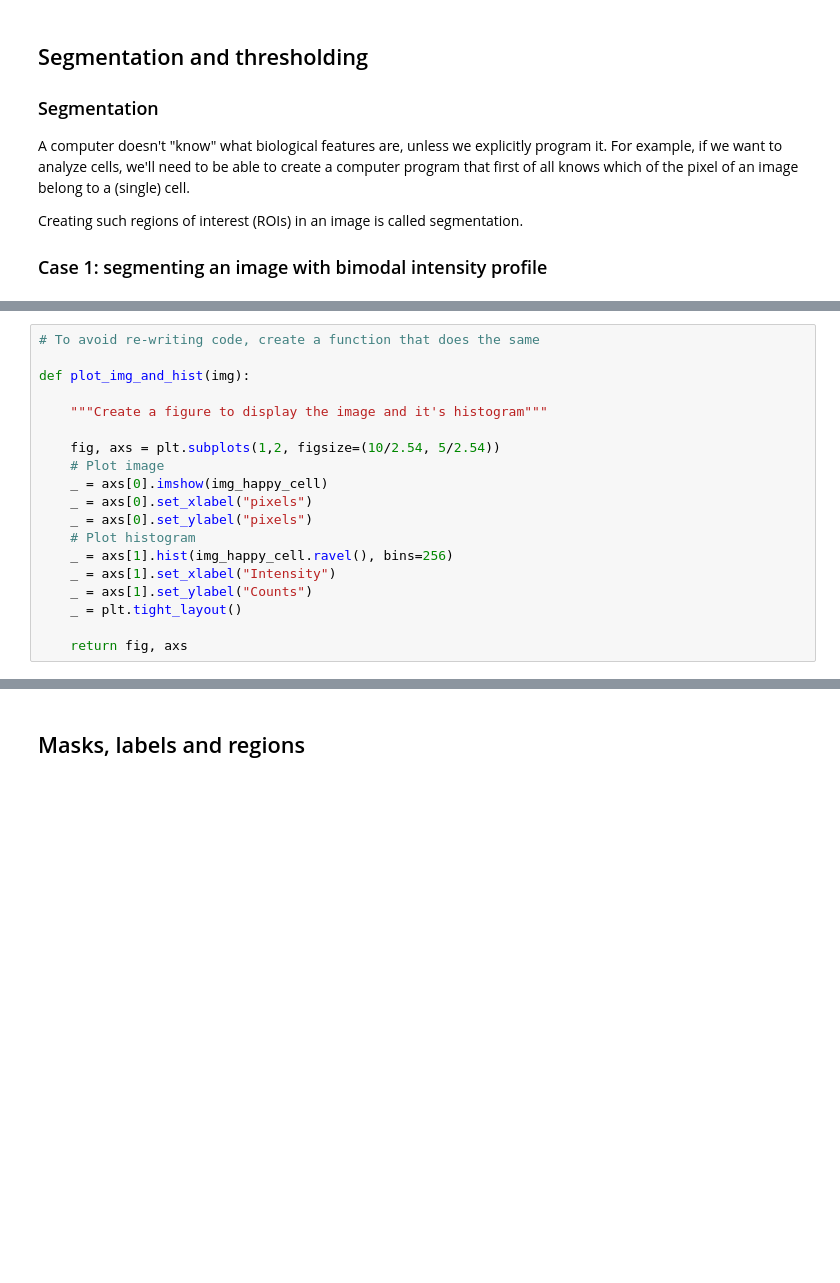
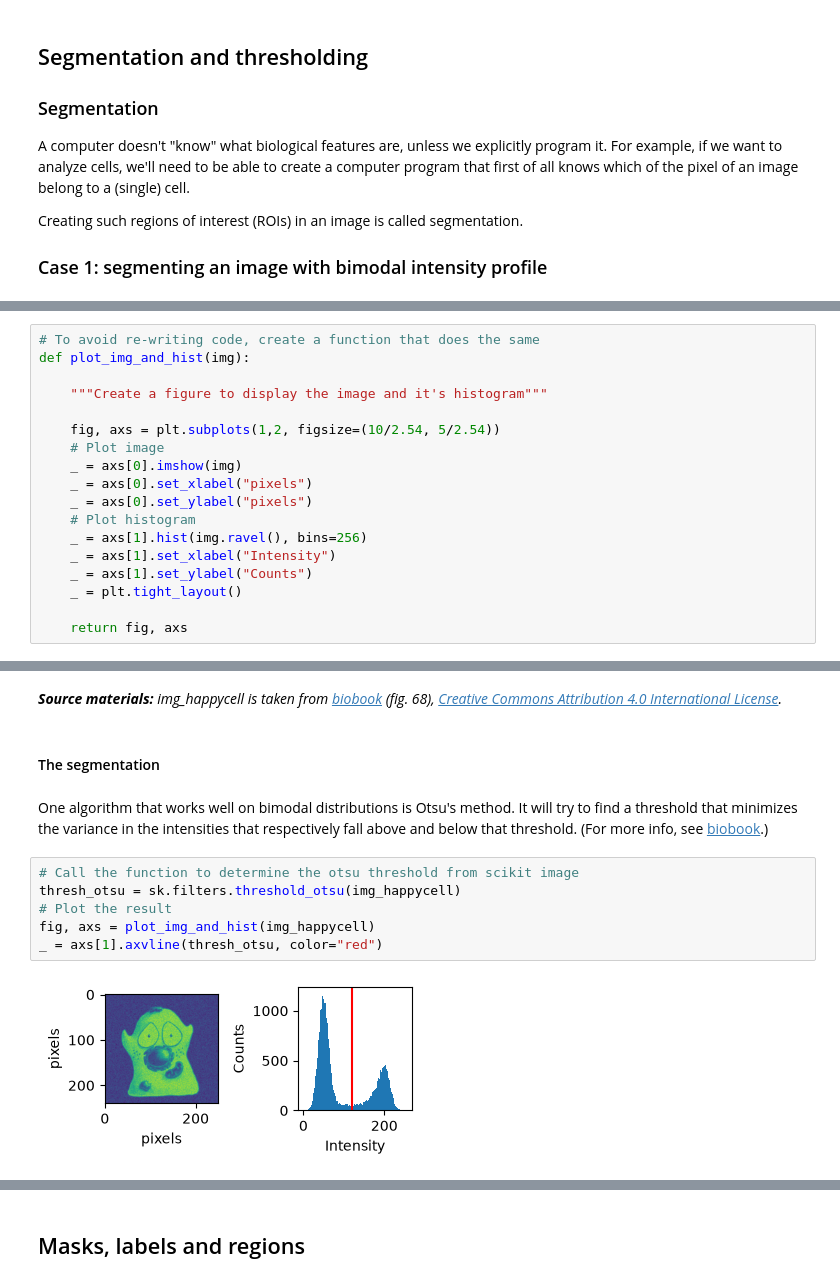
Before and after one commit to NL-BioImaging/NL-BioImageAnalysis-course2026, a Jupyter notebook: day_1/image_processing/Image_processing_fundamentals_pt1.ipynb, the cells around one changed output, grey strips where cells are left out. Drawn from its saved outputs; the diff is of its cells as text; blank space fills up the shorter version.

```diff
--- a/day_1/image_processing/Image_processing_fundamentals_pt1.ipynb
+++ b/day_1/image_processing/Image_processing_fundamentals_pt1.ipynb
@@ -46,17 +61,16 @@ _ = plt.tight_layout()
 # %%
 # To avoid re-writing code, create a function that does the same
-
 def plot_img_and_hist(img):
 
     """Create a figure to display the image and it's histogram"""
 
     fig, axs = plt.subplots(1,2, figsize=(10/2.54, 5/2.54))
     # Plot image
-    _ = axs[0].imshow(img_happy_cell)
+    _ = axs[0].imshow(img)
     _ = axs[0].set_xlabel("pixels")
     _ = axs[0].set_ylabel("pixels")
     # Plot histogram
-    _ = axs[1].hist(img_happy_cell.ravel(), bins=256)
+    _ = axs[1].hist(img.ravel(), bins=256)
     _ = axs[1].set_xlabel("Intensity")
     _ = axs[1].set_ylabel("Counts")
     _ = plt.tight_layout()
@@ -69,0 +106,17 @@ _, _ = plot_img_and_hist(img_happy_cell)
+# %% [markdown]
+***Source materials:** img_happycell is taken from [biobook](https://bioimagebook.github.io/chapters/2-processing/3-thresholding/thresholding.html) (fig. 68), [Creative Commons Attribution 4.0 International License](https://creativecommons.org/licenses/by/4.0/).*
+# %% [markdown]
+#### The segmentation
+# %% [markdown]
+One algorithm that works well on bimodal distributions is Otsu's method. It will try to find a threshold
+that minimizes the variance in the intensities that respectively fall above
+and below that threshold.
+(For more info, see [biobook](https://bioimagebook.github.io/chapters/2-processing/3-thresholding/thresholding.html).)
+# %%
+# Call the function to determine the otsu threshold from scikit image
+thresh_otsu = sk.filters.threshold_otsu(img_happycell)
+# Plot the result
+fig, axs = plot_img_and_hist(img_happycell)
+_ = axs[1].axvline(thresh_otsu, color="red")
+# %% [output]
+[figure, added]
```
Also changed, not shown: parts of 11 cells of this notebook, 2 other files.
